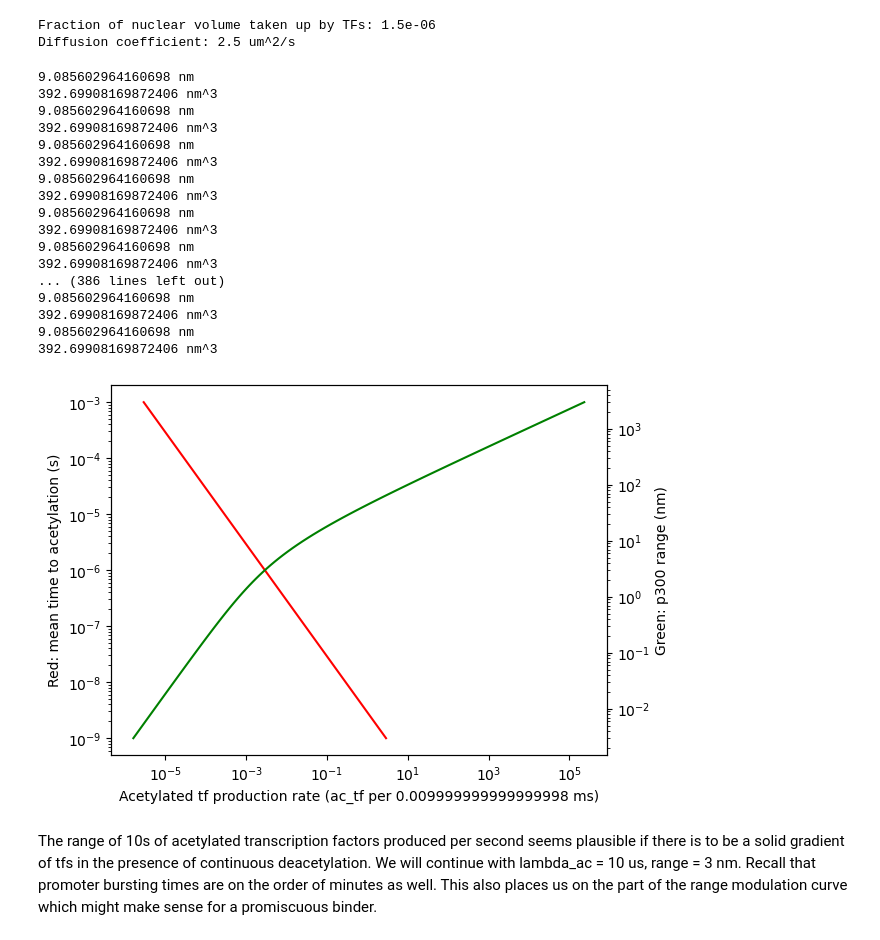
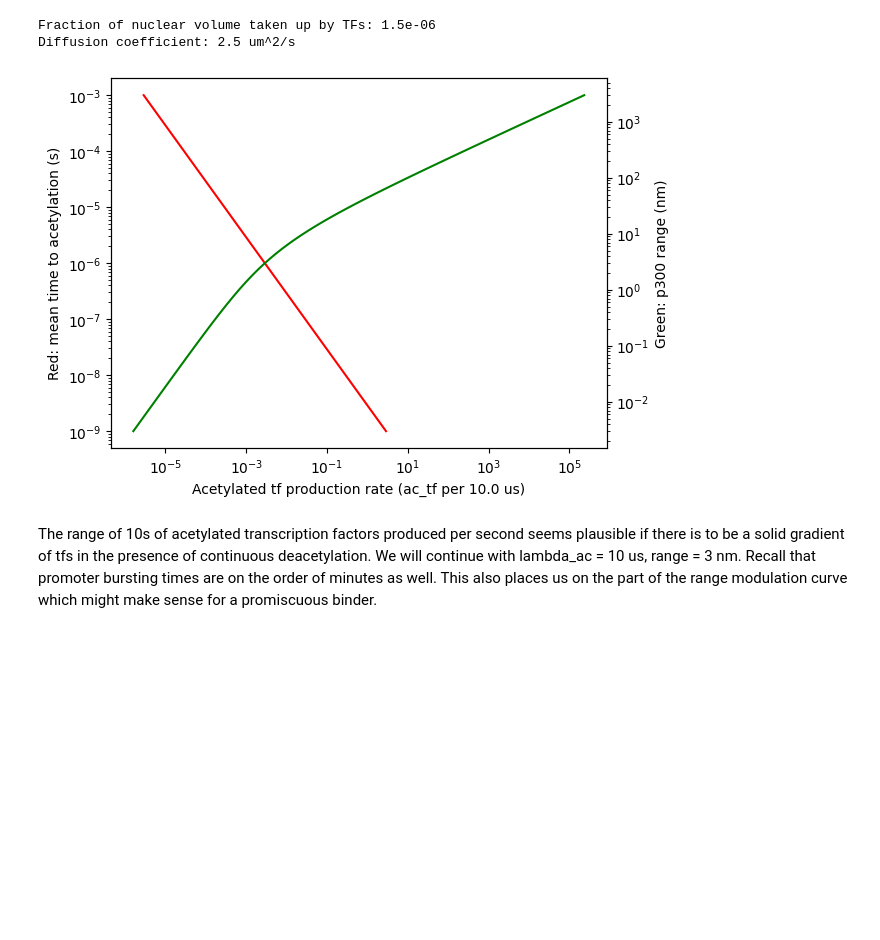
Before and after one commit to ishan-gaur/ep-modeling, a Jupyter notebook: diffusion.ipynb, the cells around one changed output. Drawn from its saved outputs; the diff is of its cells as text; code cells hidden in the pictures; blank space fills up the shorter version.

```diff
--- a/diffusion.ipynb
+++ b/diffusion.ipynb
@@ -50,8 +51,9 @@ def p300_specs(lambda_ac, p300_range, verbose=False):
     p300_mass = 300 * kDa
     scaling_factor = np.power(p300_mass / tf_mass, 1/3)
     p300_vol = diam_to_vol(tf_diam * scaling_factor)
-    print(scaling_factor * tf_diam, "nm")
-    print(p300_vol / nm ** 3, "nm^3")
+    if verbose:
+        print(scaling_factor * tf_diam, "nm")
+        print(p300_vol / nm ** 3, "nm^3")
     p300_act_vol = diam_to_vol(p300_range * 2 + tf_diam * scaling_factor) -  p300_vol # volume of binding domain around p300 as it moves
     num_tf = tf_num_nucleus * p300_act_vol / volume # number of tfs in p300's range of action
     # tf_ac_production = num_tf * (1 - np.exp(-dt/lambda_ac)) # num_tf * P(acetylation in interval dt) = tf / dt --> becomes a bad approximatino for large dt as the prob saturates
@@ -64,46 +66,29 @@ def p300_specs(lambda_ac, p300_range, verbose=False):
 # %%
 lambda_ac = 1 * us # mean time to an acetylation for tf in range of p300; total guess!!!
 p300_range = 3 * nm # range of p300: guesstimate from large cross-linker spans
 p300_specs(lambda_ac, p300_range)
 
 multiples = np.logspace(-3, 3, 100)
 outputs_ac = [p300_specs(lambda_ac * m, p300_range) for m in multiples]
 outputs_range = [p300_specs(lambda_ac, p300_range * m) for m in multiples]
 
 # changing P(acetylation)
 x_ac = multiples * lambda_ac
 sns.lineplot(x=outputs_ac, y=x_ac, color="r")
-plt.xlabel(f"Acetylated tf production rate (ac_tf per {dt / ms} ms)")
+plt.xlabel(f"Acetylated tf production rate (ac_tf per {dt / us} us)")
 plt.xscale('log')
 plt.yscale('log')
 plt.ylabel("Red: mean time to acetylation (s)")
 
 # changing p300 range
 ax2 = plt.twinx()
 x_range = multiples * p300_range
 sns.lineplot(x=outputs_range, y=x_range, ax=ax2, color="g")
 
 ax2.set_ylabel("Green: p300 range (nm)")
 ax2.set_yscale('log')
 # %% [output]
-9.085602964160698 nm
-392.69908169872406 nm^3
-9.085602964160698 nm
-392.69908169872406 nm^3
-9.085602964160698 nm
-392.69908169872406 nm^3
-9.085602964160698 nm
-392.69908169872406 nm^3
-9.085602964160698 nm
-392.69908169872406 nm^3
-9.085602964160698 nm
-392.69908169872406 nm^3
-... (386 lines left out)
-9.085602964160698 nm
-392.69908169872406 nm^3
-9.085602964160698 nm
-392.69908169872406 nm^3
-[figure, old version]
+[figure, new version]
 # %% [markdown]
 The range of 10s of acetylated transcription factors produced per second seems plausible if there is to be a solid gradient of tfs in the presence of continuous deacetylation. We will continue with lambda_ac = 10 us, range = 3 nm.
 Recall that promoter bursting times are on the order of minutes as well. This also places us on the part of the range modulation curve which might make sense for a promiscuous binder.
```
Also changed, not shown: parts of 24 cells of this notebook.
